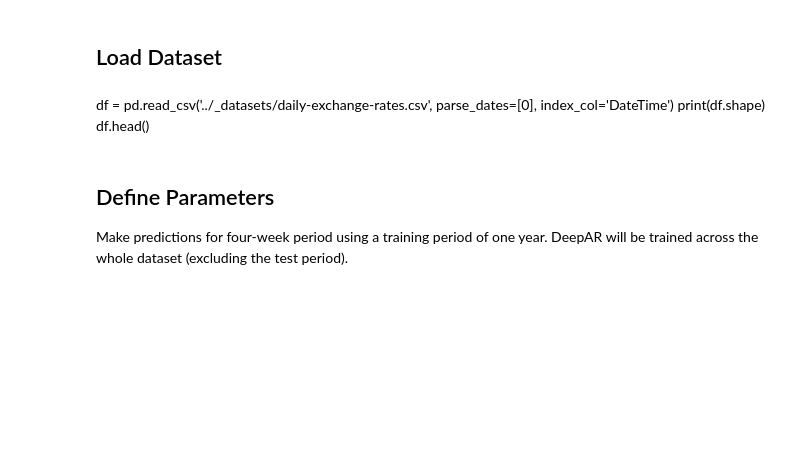
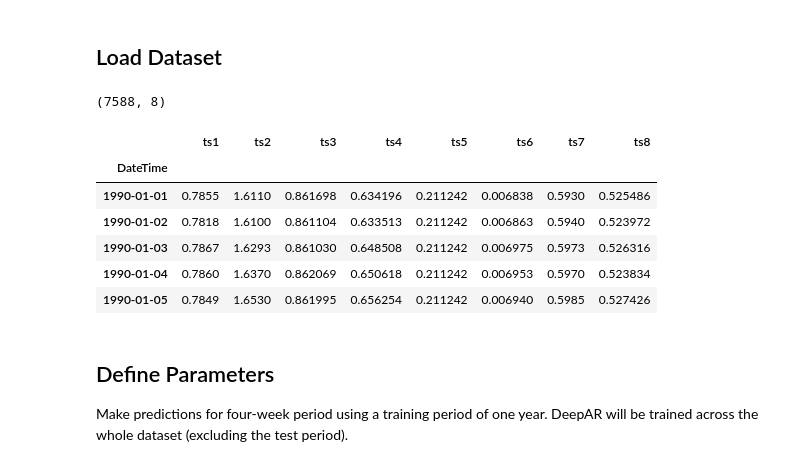
Before and after one commit to AidanCooper/forecasting, a Jupyter notebook: DeepAR/daily-exchange-rates.ipynb, the cells around one changed output. Cells and saved outputs as stored; diff of their text form; code cells hidden in the pictures; blank space fills up the shorter version.

```diff
--- a/DeepAR/daily-exchange-rates.ipynb
+++ b/DeepAR/daily-exchange-rates.ipynb
@@ -21,14 +21,19 @@ matplotlib.rcParams['figure.figsize'] = (16, 9)
 pd.options.display.max_columns = 999
 # %% [markdown]
 ## Load Dataset
-# %% [markdown]
-df = pd.read_csv('../_datasets/daily-exchange-rates.csv', parse_dates=[0], index_col='DateTime')
-print(df.shape)
-df.head()
 # %%
-df = pd.read_csv('daily-exchange-rates.csv', parse_dates=[0], index_col='DateTime')
+df = pd.read_csv('../_datasets/daily-exchange-rates.csv', parse_dates=[0], index_col='DateTime')
 print(df.shape)
 df.head()
+# %% [output]
+(7588, 8)
+|  | ts1 | ts2 | ts3 | ts4 | ts5 | ts6 | ts7 | ts8 |
+| DateTime |  |  |  |  |  |  |  |  |
+| 1990-01-01 | 0.7855 | 1.6110 | 0.861698 | 0.634196 | 0.211242 | 0.006838 | 0.5930 | 0.525486 |
+| 1990-01-02 | 0.7818 | 1.6100 | 0.861104 | 0.633513 | 0.211242 | 0.006863 | 0.5940 | 0.523972 |
+| 1990-01-03 | 0.7867 | 1.6293 | 0.861030 | 0.648508 | 0.211242 | 0.006975 | 0.5973 | 0.526316 |
+| 1990-01-04 | 0.7860 | 1.6370 | 0.862069 | 0.650618 | 0.211242 | 0.006953 | 0.5970 | 0.523834 |
+| 1990-01-05 | 0.7849 | 1.6530 | 0.861995 | 0.656254 | 0.211242 | 0.006940 | 0.5985 | 0.527426 |
 # %% [markdown]
 ## Define Parameters
 
```
Also changed, not shown: parts of 20 cells of this notebook, 1 other file.
